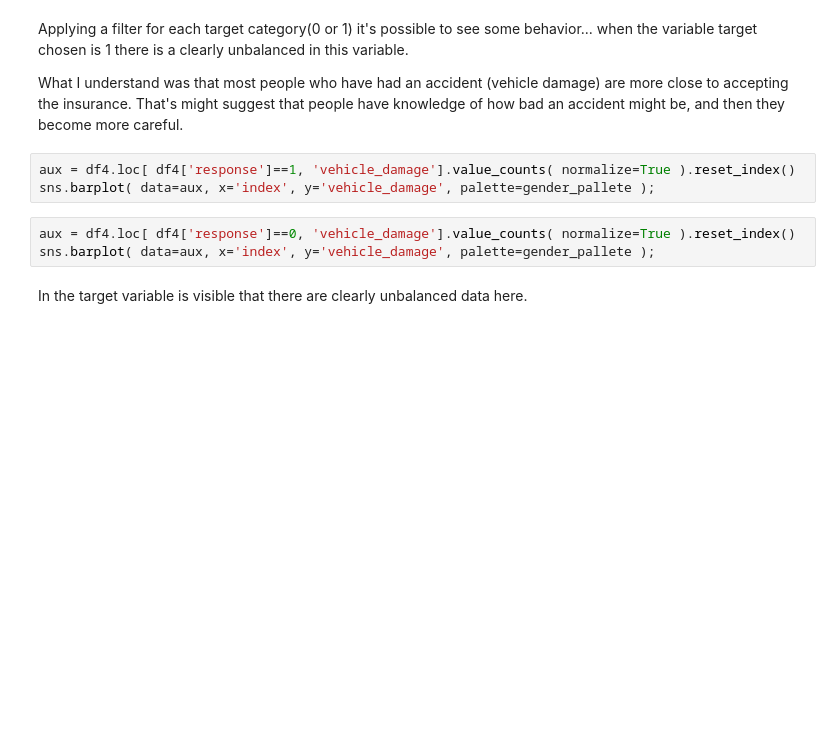
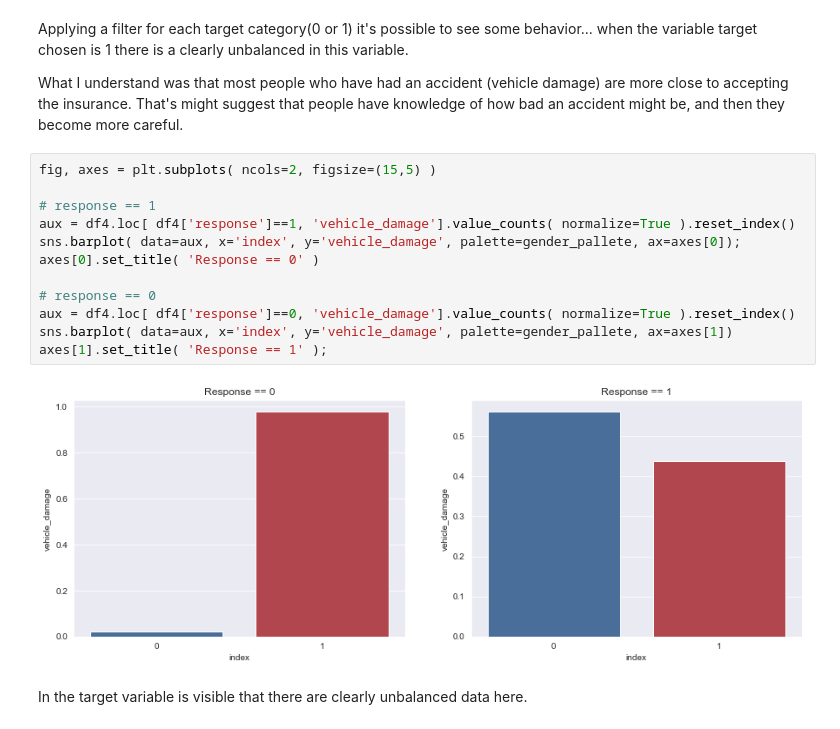
Before and after one commit to marcosvliras/health_insurance_cross_sell, a Jupyter notebook: HICross_sell.ipynb, the cells around one changed output. Cells and saved outputs as stored; diff of their text form; blank space fills up the shorter version.

```diff
--- a/HICross_sell.ipynb
+++ b/HICross_sell.ipynb
@@ -266,11 +411,19 @@ Applying a filter for each target category(0 or 1) it's possible to see some beh
 
 What I understand was that most people who have had an accident (vehicle damage) are more close to accepting the insurance. That's might suggest that people have knowledge of how bad an accident might be, and then they become more careful.
 # %%
+fig, axes = plt.subplots( ncols=2, figsize=(15,5) )
+
+# response == 1
 aux = df4.loc[ df4['response']==1, 'vehicle_damage'].value_counts( normalize=True ).reset_index()
-sns.barplot( data=aux, x='index', y='vehicle_damage', palette=gender_pallete );
+sns.barplot( data=aux, x='index', y='vehicle_damage', palette=gender_pallete, ax=axes[0]);
+axes[0].set_title( 'Response == 0' )
+
+# response == 0
+aux = df4.loc[ df4['response']==0, 'vehicle_damage'].value_counts( normalize=True ).reset_index()
+sns.barplot( data=aux, x='index', y='vehicle_damage', palette=gender_pallete, ax=axes[1])
+axes[1].set_title( 'Response == 1' );
+# %% [output]
+[figure, added]
-# %%
-aux = df4.loc[ df4['response']==0, 'vehicle_damage'].value_counts( normalize=True ).reset_index()
-sns.barplot( data=aux, x='index', y='vehicle_damage', palette=gender_pallete );
 # %% [markdown]
 In the target variable is visible that there are clearly unbalanced data here.
 # %%
```
Also changed, not shown: parts of 63 cells of this notebook.
